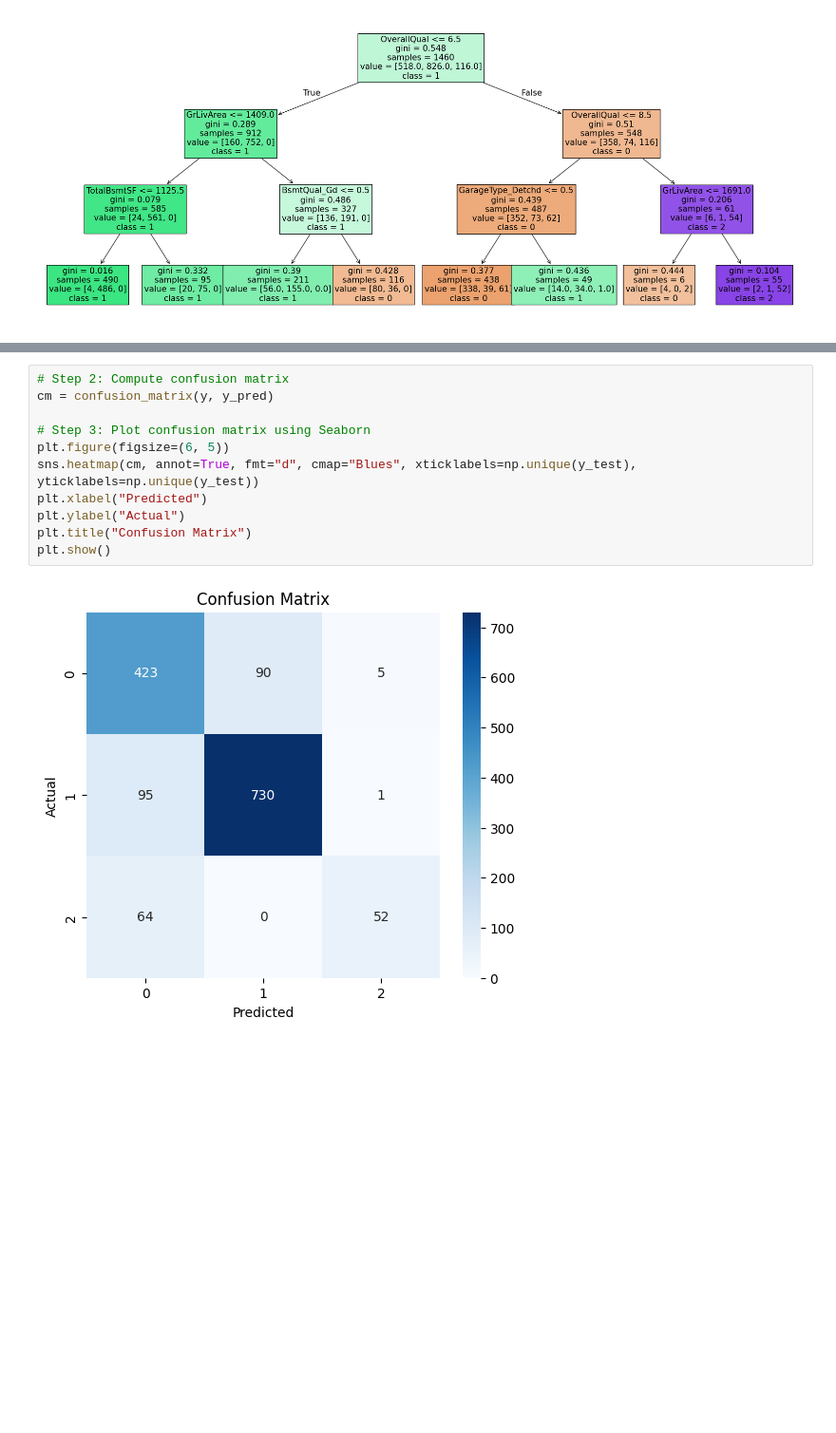
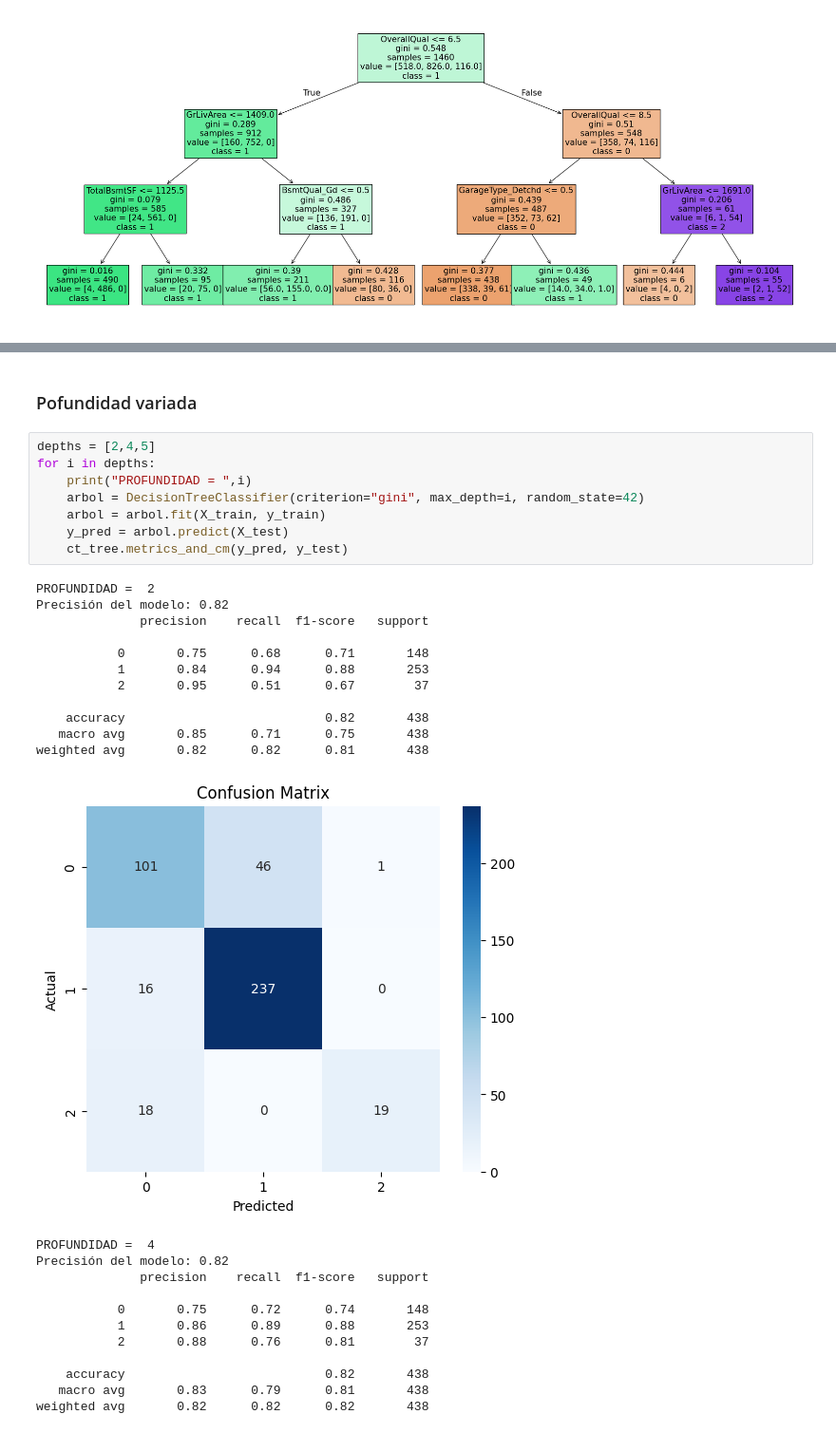
Before and after one commit to DiegoDuaS/Decision_Trees_2, a Jupyter notebook: actividades.ipynb, the cells around one changed output, grey strips where cells are left out. Shown at 95% size. Cells and saved outputs as stored; diff of their text form; blank space fills up the shorter version.

```diff
--- a/actividades.ipynb
+++ b/actividades.ipynb
@@ -428,13 +405,34 @@ weighted avg       0.83      0.83      0.82      1460
-# %%
-# Step 2: Compute confusion matrix
-cm = confusion_matrix(y, y_pred)
-
-# Step 3: Plot confusion matrix using Seaborn
-plt.figure(figsize=(6, 5))
-sns.heatmap(cm, annot=True, fmt="d", cmap="Blues", xticklabels=np.unique(y_test), yticklabels=np.unique(y_test))
-plt.xlabel("Predicted")
-plt.ylabel("Actual")
-plt.title("Confusion Matrix")
-plt.show()
-# %% [output]
-[figure, removed]
+# %% [markdown]
+### Pofundidad variada
+# %%
+depths = [2,4,5]
+for i in depths:
+    print("PROFUNDIDAD = ",i)
+    arbol = DecisionTreeClassifier(criterion="gini", max_depth=i, random_state=42)
+    arbol = arbol.fit(X_train, y_train)
+    y_pred = arbol.predict(X_test)
+    ct_tree.metrics_and_cm(y_pred, y_test)
+# %% [output]
+PROFUNDIDAD =  2
+Precisión del modelo: 0.82
+              precision    recall  f1-score   support
+
+           0       0.75      0.68      0.71       148
+           1       0.84      0.94      0.88       253
+           2       0.95      0.51      0.67        37
+
+    accuracy                           0.82       438
+   macro avg       0.85      0.71      0.75       438
+weighted avg       0.82      0.82      0.81       438
+[figure, added]
+PROFUNDIDAD =  4
+Precisión del modelo: 0.82
+              precision    recall  f1-score   support
+
+           0       0.75      0.72      0.74       148
+           1       0.86      0.89      0.88       253
+           2       0.88      0.76      0.81        37
+
+    accuracy                           0.82       438
+   macro avg       0.83      0.79      0.81       438
+weighted avg       0.82      0.82      0.82       438
```
Also changed, not shown: parts of 13 cells of this notebook, 2 other files.
